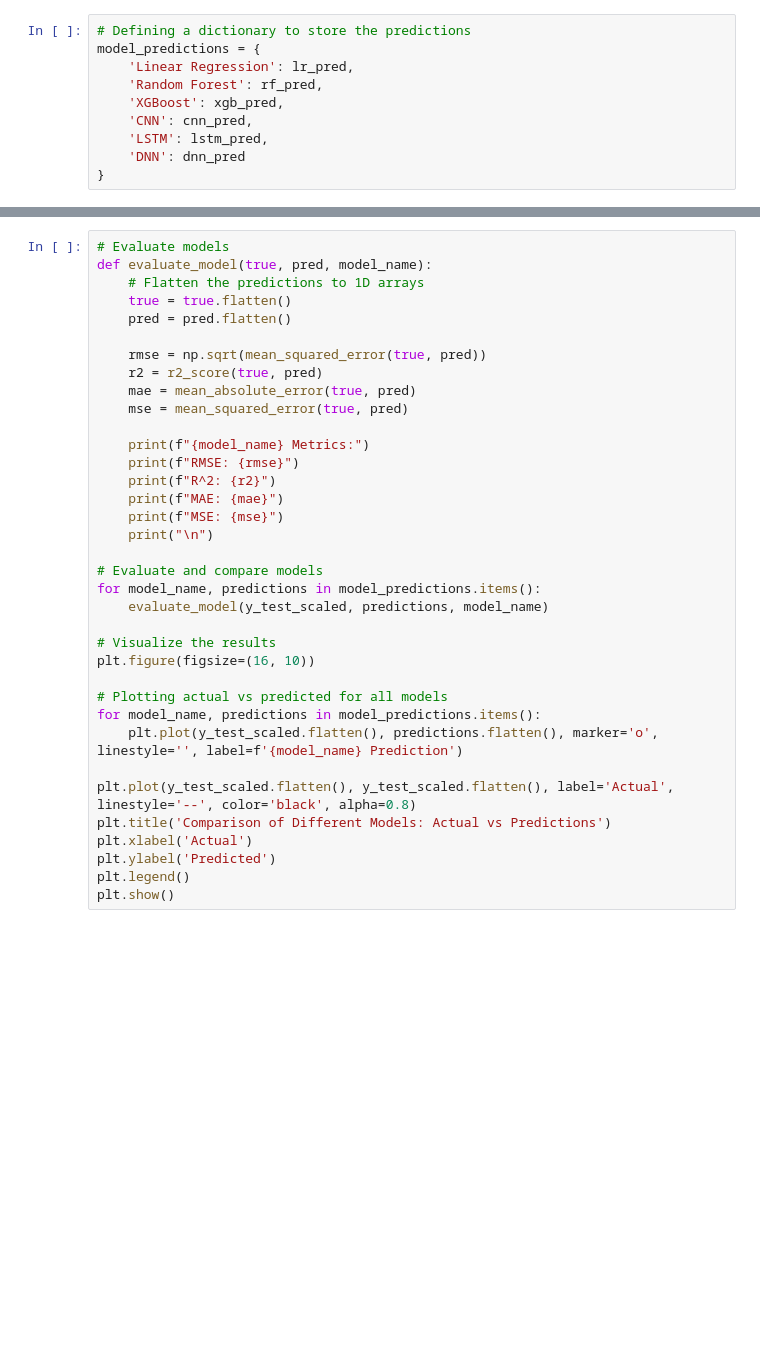
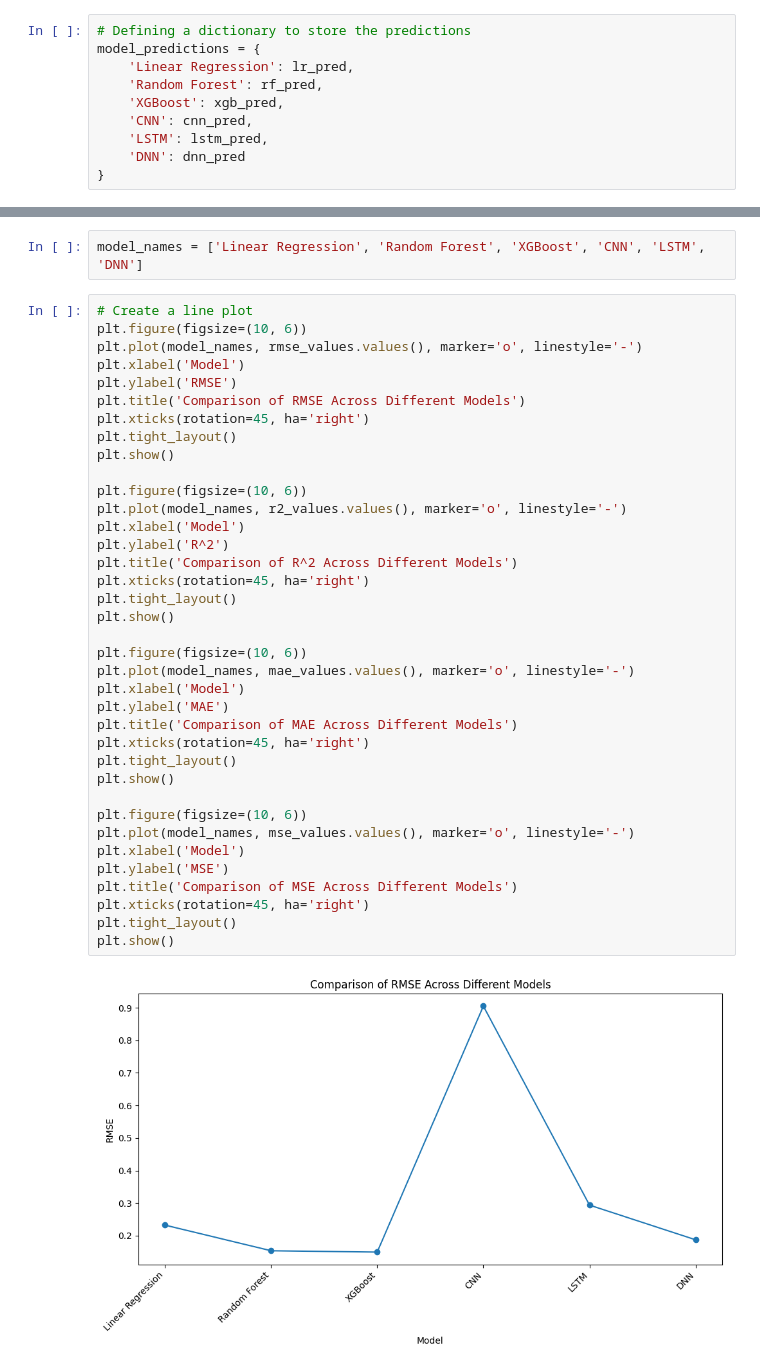
Before and after one commit to vansismishra/FarmElysium, a Jupyter notebook: CropYieldPrediction.ipynb, the cells around one changed output, grey strips where cells are left out. Cells and saved outputs as stored; diff of their text form; blank space fills up the shorter version.

Commit message:
Errors Fixed

```diff
--- a/CropYieldPrediction.ipynb
+++ b/CropYieldPrediction.ipynb
@@ -1530,36 +1504,41 @@ ValueError: Found input variables with inconsistent numbers of samples: [147, 10
-# %%
-# Evaluate models
-def evaluate_model(true, pred, model_name):
-    # Flatten the predictions to 1D arrays
-    true = true.flatten()
-    pred = pred.flatten()
-
-    rmse = np.sqrt(mean_squared_error(true, pred))
-    r2 = r2_score(true, pred)
-    mae = mean_absolute_error(true, pred)
-    mse = mean_squared_error(true, pred)
-
-    print(f"{model_name} Metrics:")
-    print(f"RMSE: {rmse}")
-    print(f"R^2: {r2}")
-    print(f"MAE: {mae}")
-    print(f"MSE: {mse}")
-    print("\n")
-
-# Evaluate and compare models
-for model_name, predictions in model_predictions.items():
-    evaluate_model(y_test_scaled, predictions, model_name)
-
-# Visualize the results
-plt.figure(figsize=(16, 10))
-
-# Plotting actual vs predicted for all models
-for model_name, predictions in model_predictions.items():
-    plt.plot(y_test_scaled.flatten(), predictions.flatten(), marker='o', linestyle='', label=f'{model_name} Prediction')
-
-plt.plot(y_test_scaled.flatten(), y_test_scaled.flatten(), label='Actual', linestyle='--', color='black', alpha=0.8)
-plt.title('Comparison of Different Models: Actual vs Predictions')
-plt.xlabel('Actual')
-plt.ylabel('Predicted')
-plt.legend()
-plt.show()
+# %%
+model_names = ['Linear Regression', 'Random Forest', 'XGBoost', 'CNN', 'LSTM', 'DNN']
+# %%
+# Create a line plot
+plt.figure(figsize=(10, 6))
+plt.plot(model_names, rmse_values.values(), marker='o', linestyle='-')
+plt.xlabel('Model')
+plt.ylabel('RMSE')
+plt.title('Comparison of RMSE Across Different Models')
+plt.xticks(rotation=45, ha='right')
+plt.tight_layout()
+plt.show()
+
+plt.figure(figsize=(10, 6))
+plt.plot(model_names, r2_values.values(), marker='o', linestyle='-')
+plt.xlabel('Model')
+plt.ylabel('R^2')
+plt.title('Comparison of R^2 Across Different Models')
+plt.xticks(rotation=45, ha='right')
+plt.tight_layout()
+plt.show()
+
+plt.figure(figsize=(10, 6))
+plt.plot(model_names, mae_values.values(), marker='o', linestyle='-')
+plt.xlabel('Model')
+plt.ylabel('MAE')
+plt.title('Comparison of MAE Across Different Models')
+plt.xticks(rotation=45, ha='right')
+plt.tight_layout()
+plt.show()
+
+plt.figure(figsize=(10, 6))
+plt.plot(model_names, mse_values.values(), marker='o', linestyle='-')
+plt.xlabel('Model')
+plt.ylabel('MSE')
+plt.title('Comparison of MSE Across Different Models')
+plt.xticks(rotation=45, ha='right')
+plt.tight_layout()
+plt.show()
+# %% [output]
+[figure, added]
```
Also changed, not shown: parts of 28 cells of this notebook, 1 other file.
